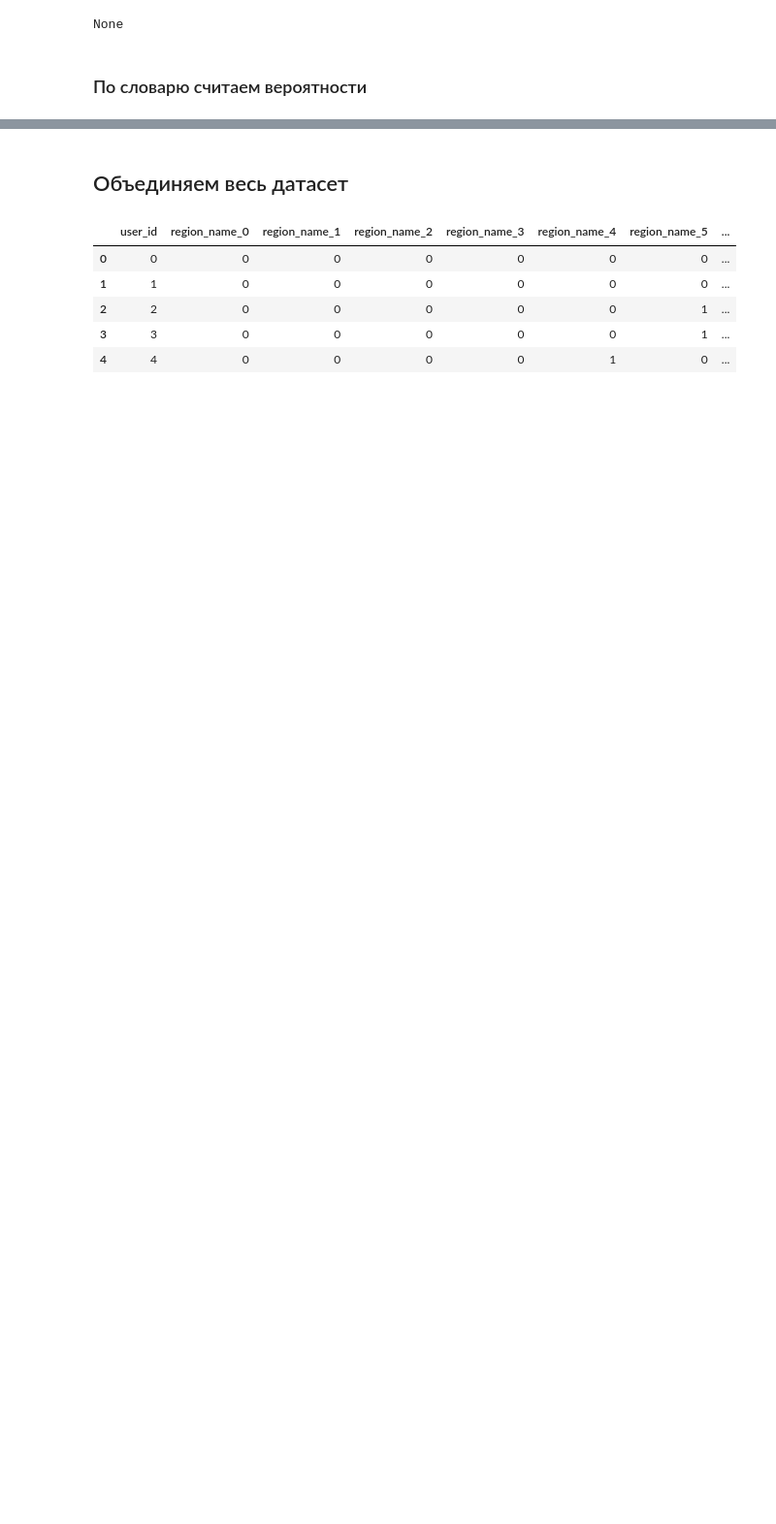
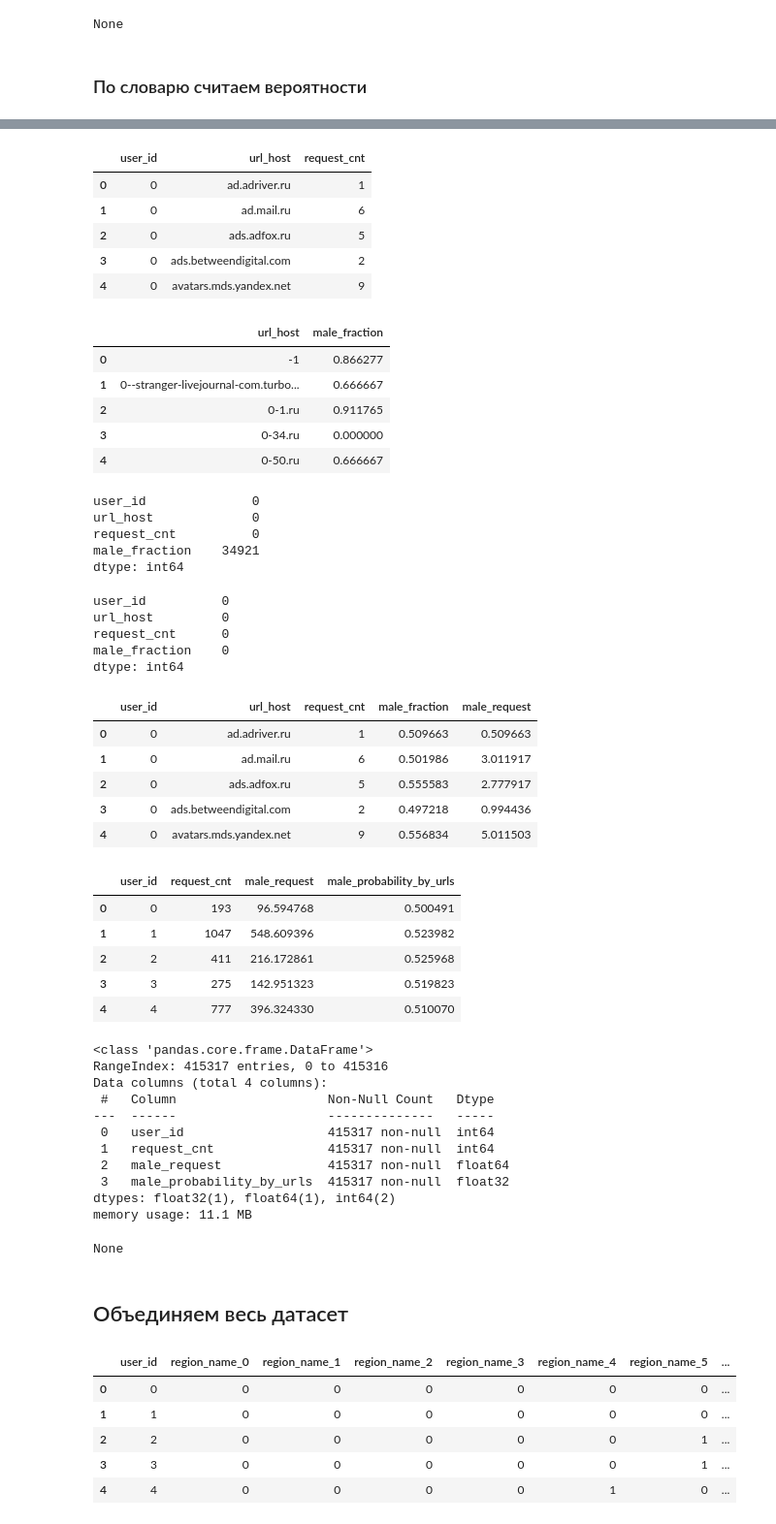
Before and after one commit to koshkidadanet/MTS-ML-CUP, a Jupyter notebook: feature_eng.ipynb, the cells around one changed output, grey strips where cells are left out. Shown at 97% size. Saved outputs shown, nothing was run; the diff lists cells and outputs as text; code cells hidden in the pictures; blank space fills up the shorter version.

```diff
--- a/feature_eng.ipynb
+++ b/feature_eng.ipynb
@@ -1712,3 +1712,9 @@ None
 data.to_parquet('..\\full_data\\male_fraction_urls.parquet', index=False)
 # %% [markdown]
 ### По словарю считаем вероятности
+# %%
+path = '..\\full_data\\competition_data_final_pqt'
+columns = {'user_id': 'int32','request_cnt': 'int8','url_host': 'object'}
+data = read_data(path,columns)
+display(data.info())
+#display(data.isna().sum())
@@ -1714,0 +1733,65 @@ data.to_parquet('..\\full_data\\male_fraction_urls.parquet', index=False)
+# %%
+df = data.groupby(['user_id','url_host'],group_keys=False)['request_cnt'].sum().reset_index()
+display(df.head())
+frac_dict = pd.read_parquet('..\\full_data\\male_fraction_urls.parquet')
+display(frac_dict.head())
+
+df = df.merge(frac_dict[['male_fraction','url_host']], on = 'url_host', how = 'left')
+display(df.isna().sum())
+df = df.fillna(0.5)
+display(df.isna().sum())
+df['male_request'] = df['request_cnt'] * df['male_fraction']
+display(df.head())
+
+df = df.groupby('user_id').agg({'request_cnt':'sum','male_request':'sum'}).reset_index()
+df['male_probability_by_urls'] = df['male_request'] / df['request_cnt']
+df['male_probability_by_urls'] = df['male_probability_by_urls'].astype('float32')
+display(df.head())
+display(df.info())
+# %% [output]
+|  | user_id | url_host | request_cnt |
+| 0 | 0 | ad.adriver.ru | 1 |
+| 1 | 0 | ad.mail.ru | 6 |
+| 2 | 0 | ads.adfox.ru | 5 |
+| 3 | 0 | ads.betweendigital.com | 2 |
+| 4 | 0 | avatars.mds.yandex.net | 9 |
+|  | url_host | male_fraction |
+| 0 | -1 | 0.866277 |
+| 1 | 0--stranger-livejournal-com.turbo... | 0.666667 |
+| 2 | 0-1.ru | 0.911765 |
+| 3 | 0-34.ru | 0.000000 |
+| 4 | 0-50.ru | 0.666667 |
+user_id              0
+url_host             0
+request_cnt          0
+male_fraction    34921
+dtype: int64
+user_id          0
+url_host         0
+request_cnt      0
+male_fraction    0
+dtype: int64
+|  | user_id | url_host | request_cnt | male_fraction | male_request |
+| 0 | 0 | ad.adriver.ru | 1 | 0.509663 | 0.509663 |
+| 1 | 0 | ad.mail.ru | 6 | 0.501986 | 3.011917 |
+| 2 | 0 | ads.adfox.ru | 5 | 0.555583 | 2.777917 |
+| 3 | 0 | ads.betweendigital.com | 2 | 0.497218 | 0.994436 |
+| 4 | 0 | avatars.mds.yandex.net | 9 | 0.556834 | 5.011503 |
+|  | user_id | request_cnt | male_request | male_probability_by_urls |
+| 0 | 0 | 193 | 96.594768 | 0.500491 |
+| 1 | 1 | 1047 | 548.609396 | 0.523982 |
+| 2 | 2 | 411 | 216.172861 | 0.525968 |
+| 3 | 3 | 275 | 142.951323 | 0.519823 |
+| 4 | 4 | 777 | 396.324330 | 0.510070 |
+<class 'pandas.core.frame.DataFrame'>
+RangeIndex: 415317 entries, 0 to 415316
+Data columns (total 4 columns):
+ #   Column                    Non-Null Count   Dtype
+---  ------                    --------------   -----
+ 0   user_id                   415317 non-null  int64
+ 1   request_cnt               415317 non-null  int64
+ 2   male_request              415317 non-null  float64
+ 3   male_probability_by_urls  415317 non-null  float32
+dtypes: float32(1), float64(1), int64(2)
+memory usage: 11.1 MB
+None
```
Also changed, not shown: parts of 4 cells of this notebook.
